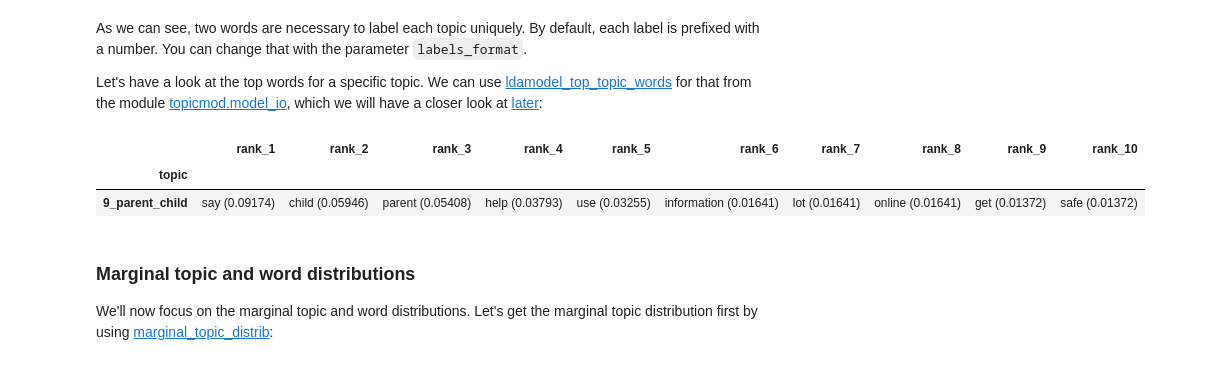
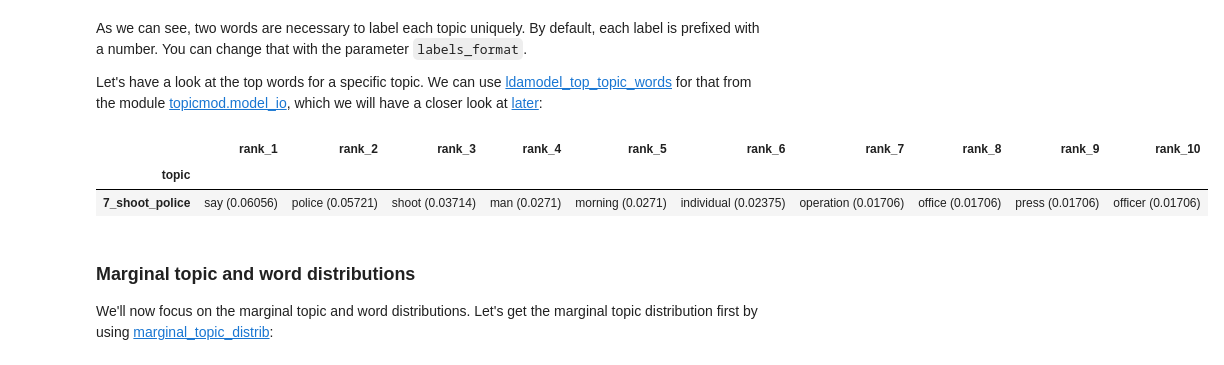
Before and after one commit to internaut/tmtoolkit, a Jupyter notebook: doc/source/topic_modeling.ipynb, the cells around one changed output. Cells and saved outputs as stored; diff of their text form; code cells hidden in the pictures.

```diff
--- a/doc/source/topic_modeling.ipynb
+++ b/doc/source/topic_modeling.ipynb
@@ -495,14 +494,14 @@ Let's have a look at the top words for a specific topic. We can use [ldamodel_to
 # %%
 from tmtoolkit.topicmod.model_io import ldamodel_top_topic_words
 
 top_topic_word = ldamodel_top_topic_words(best_tm.topic_word_,
                                           vocab_bg,
                                           row_labels=topic_labels)
-top_topic_word[top_topic_word.index == '9_parent_child']
+top_topic_word[top_topic_word.index == '7_shoot_police']
 # %% [output]
 |  | rank_1 | rank_2 | rank_3 | rank_4 | rank_5 | rank_6 | rank_7 | rank_8 | rank_9 | rank_10 |
 | topic |  |  |  |  |  |  |  |  |  |  |
-| 9_parent_child | say (0.09174) | child (0.05946) | parent (0.05408) | help (0.03793) | use (0.03255) | information (0.01641) | lot (0.01641) | online (0.01641) | get (0.01372) | safe (0.01372) |
+| 7_shoot_police | say (0.06056) | police (0.05721) | shoot (0.03714) | man (0.0271) | morning (0.0271) | individual (0.02375) | operation (0.01706) | office (0.01706) | press (0.01706) | officer (0.01706) |
 # %% [markdown]
 ### Marginal topic and word distributions
 
```
Also changed, not shown: parts of 56 cells of this notebook, 11 other files.
